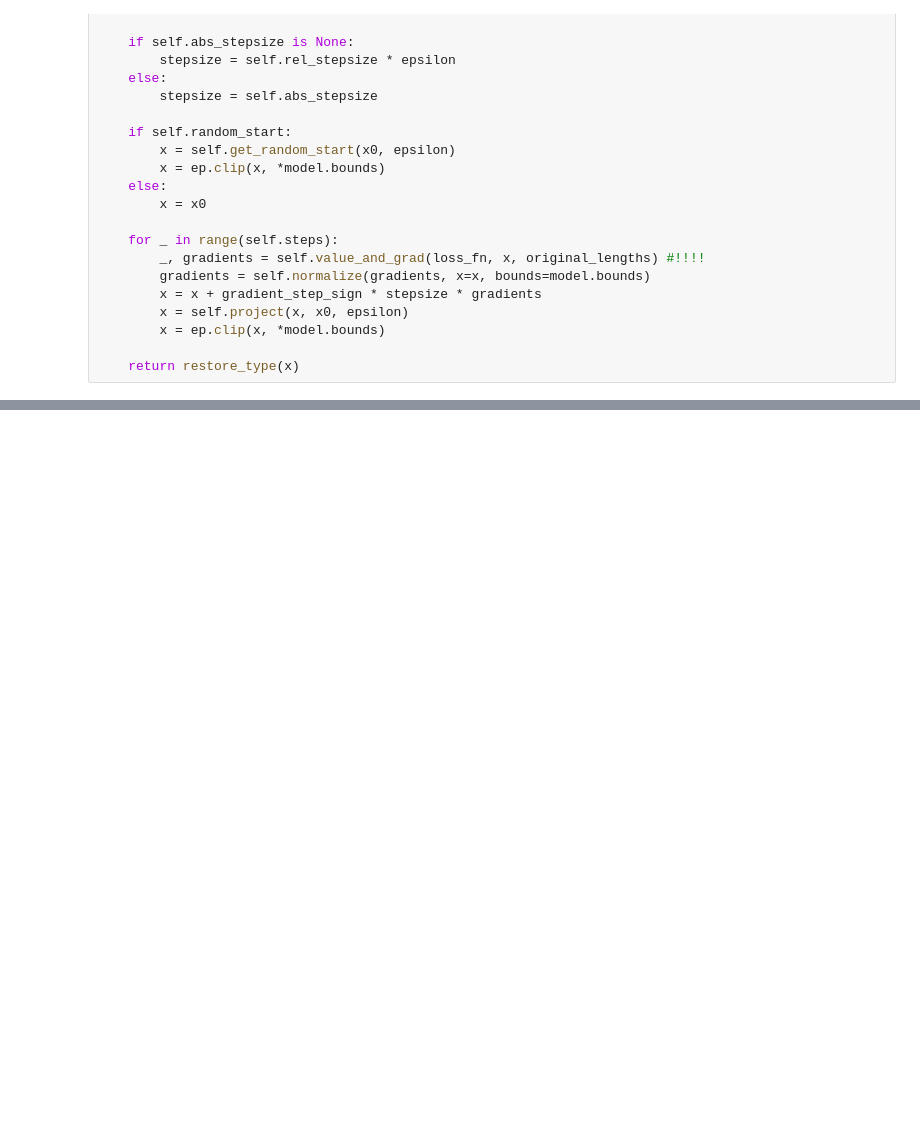
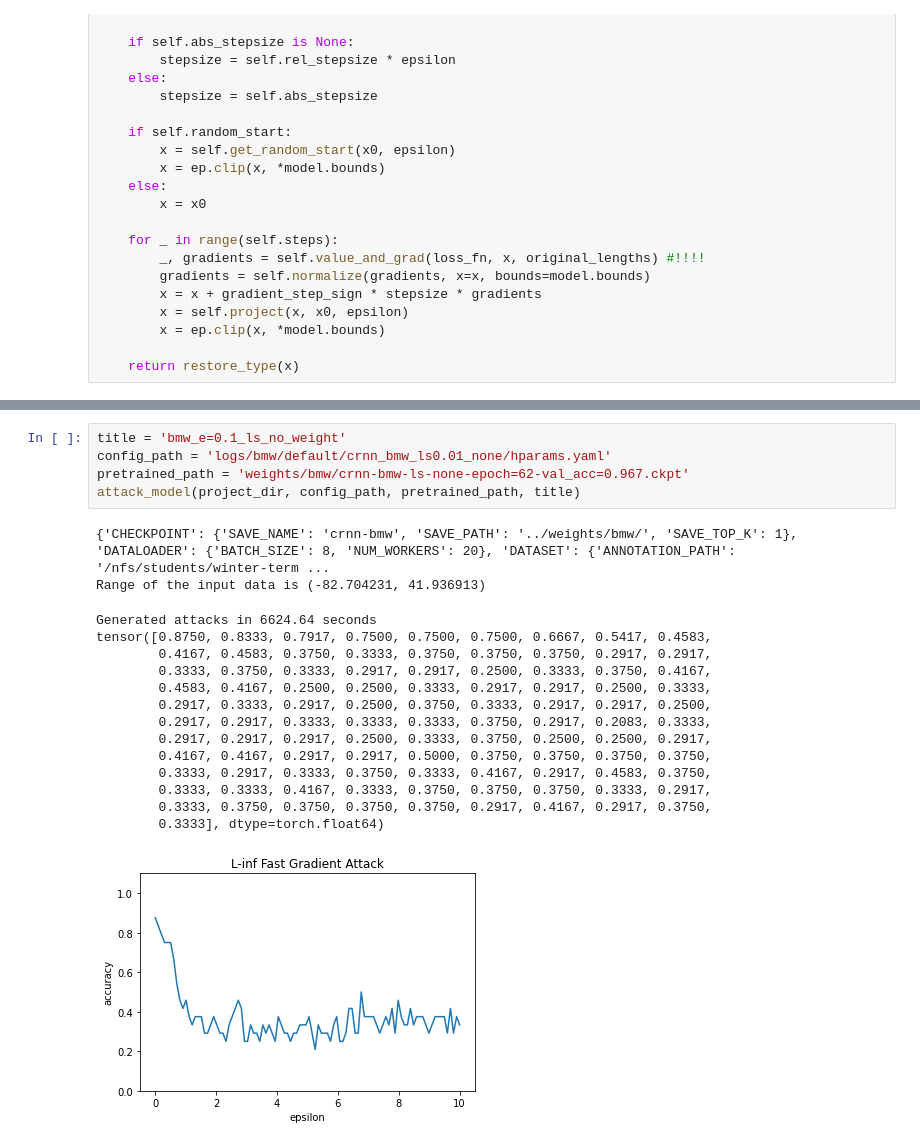
Before and after one commit to Vardanush/Robust-audio-classification, a Jupyter notebook: notebooks/foolbox_attacks.ipynb, the cells around one changed output, grey strips where cells are left out. Drawn from its saved outputs; the diff is of its cells as text; blank space fills up the shorter version.

```diff
--- a/notebooks/foolbox_attacks.ipynb
+++ b/notebooks/foolbox_attacks.ipynb
@@ -137,0 +216,22 @@ lengths = batch[2].to(device)   # used only for CRNN
+# %%
+title = 'bmw_e=0.1_ls_no_weight'
+config_path = 'logs/bmw/default/crnn_bmw_ls0.01_none/hparams.yaml'
+pretrained_path = 'weights/bmw/crnn-bmw-ls-none-epoch=62-val_acc=0.967.ckpt'
+attack_model(project_dir, config_path, pretrained_path, title)
+# %% [output]
+{'CHECKPOINT': {'SAVE_NAME': 'crnn-bmw', 'SAVE_PATH': '../weights/bmw/', 'SAVE_TOP_K': 1}, 'DATALOADER': {'BATCH_SIZE': 8, 'NUM_WORKERS': 20}, 'DATASET': {'ANNOTATION_PATH': '/nfs/students/winter-term ...
+Range of the input data is (-82.704231, 41.936913)
+Generated attacks in 6624.64 seconds
+tensor([0.8750, 0.8333, 0.7917, 0.7500, 0.7500, 0.7500, 0.6667, 0.5417, 0.4583,
+        0.4167, 0.4583, 0.3750, 0.3333, 0.3750, 0.3750, 0.3750, 0.2917, 0.2917,
+        0.3333, 0.3750, 0.3333, 0.2917, 0.2917, 0.2500, 0.3333, 0.3750, 0.4167,
+        0.4583, 0.4167, 0.2500, 0.2500, 0.3333, 0.2917, 0.2917, 0.2500, 0.3333,
+        0.2917, 0.3333, 0.2917, 0.2500, 0.3750, 0.3333, 0.2917, 0.2917, 0.2500,
+        0.2917, 0.2917, 0.3333, 0.3333, 0.3333, 0.3750, 0.2917, 0.2083, 0.3333,
+        0.2917, 0.2917, 0.2917, 0.2500, 0.3333, 0.3750, 0.2500, 0.2500, 0.2917,
+        0.4167, 0.4167, 0.2917, 0.2917, 0.5000, 0.3750, 0.3750, 0.3750, 0.3750,
+        0.3333, 0.2917, 0.3333, 0.3750, 0.3333, 0.4167, 0.2917, 0.4583, 0.3750,
+        0.3333, 0.3333, 0.4167, 0.3333, 0.3750, 0.3750, 0.3750, 0.3333, 0.2917,
+        0.3333, 0.3750, 0.3750, 0.3750, 0.3750, 0.2917, 0.4167, 0.2917, 0.3750,
+        0.3333], dtype=torch.float64)
+[figure, added]
```
Also changed, not shown: parts of 24 cells of this notebook, 21 other files.
